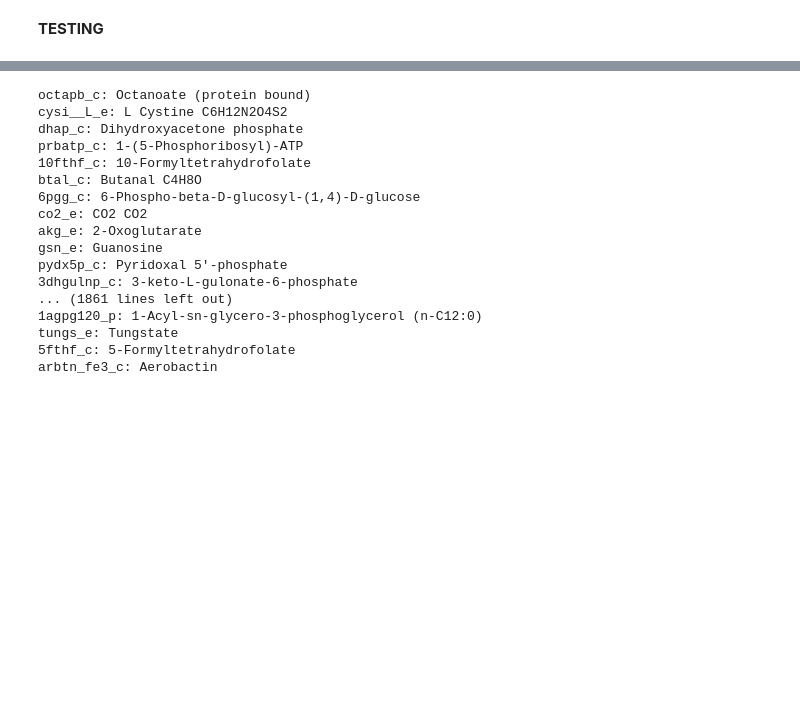
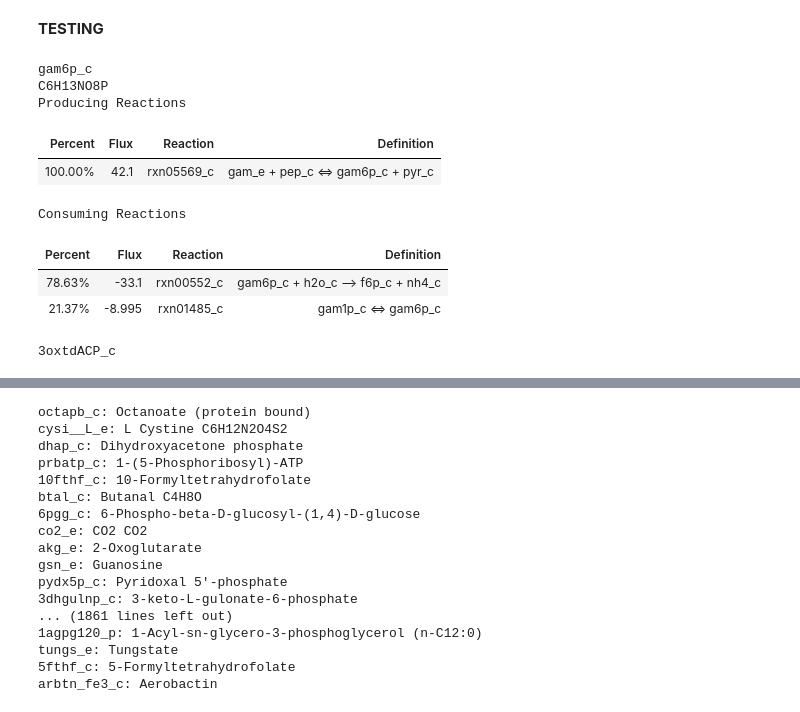
Before and after one commit to BondonMickael/M_xanthus-E_coli-Predation, a Jupyter notebook: notebooks/test_model.ipynb, the cells around one changed output, grey strips where cells are left out. Saved outputs shown, nothing was run; the diff lists cells and outputs as text; code cells hidden in the pictures; blank space fills up the shorter version.

```diff
--- a/notebooks/test_model.ipynb
+++ b/notebooks/test_model.ipynb
@@ -38,3 +38,22 @@ E_coli
 | Compartments | cytosol, extracellular space, per... |
 # %% [markdown]
 **TESTING**
+# %%
+M_xanthus.metabolites.gam6p_c.summary()  # gam_e --> gam6p_c --> f6p_c
+# %% [output]
+gam6p_c
+C6H13NO8P
+Producing Reactions
+| Percent | Flux | Reaction | Definition |
+| 100.00% | 42.1 | rxn05569_c | gam_e + pep_c <=> gam6p_c + pyr_c |
+Consuming Reactions
+| Percent | Flux | Reaction | Definition |
+| 78.63% | -33.1 | rxn00552_c | gam6p_c + h2o_c --> f6p_c + nh4_c |
+| 21.37% | -8.995 | rxn01485_c | gam1p_c <=> gam6p_c |
+# %%
+for i in M_xanthus.metabolites:
+    if "kegg.compound" in i.annotation:
+        if i.annotation["kegg.compound"] == "C05759":
+            print(i)
+# %% [output]
+3oxtdACP_c
```
Also changed, not shown: parts of 8 cells of this notebook, 15 other files.
